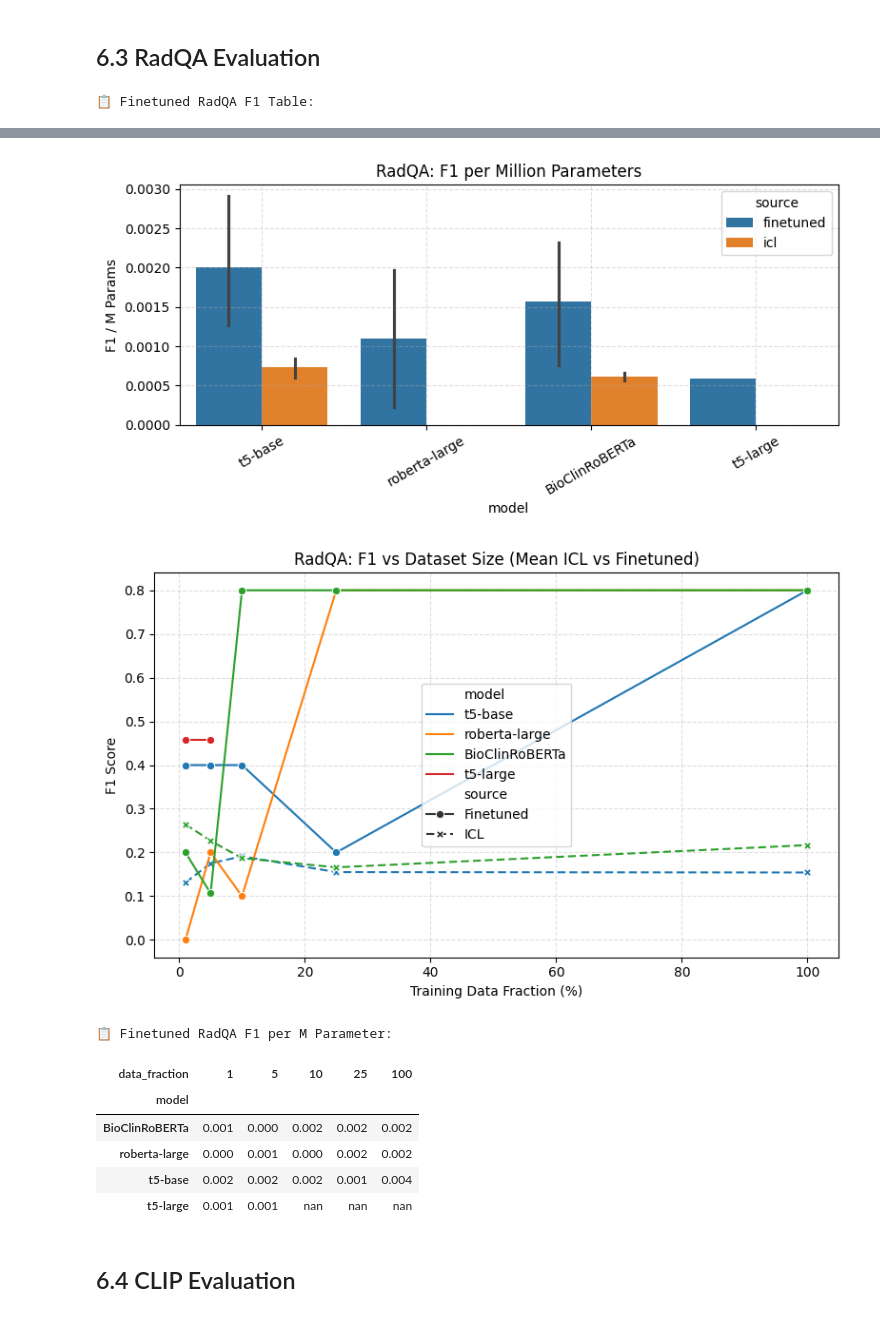
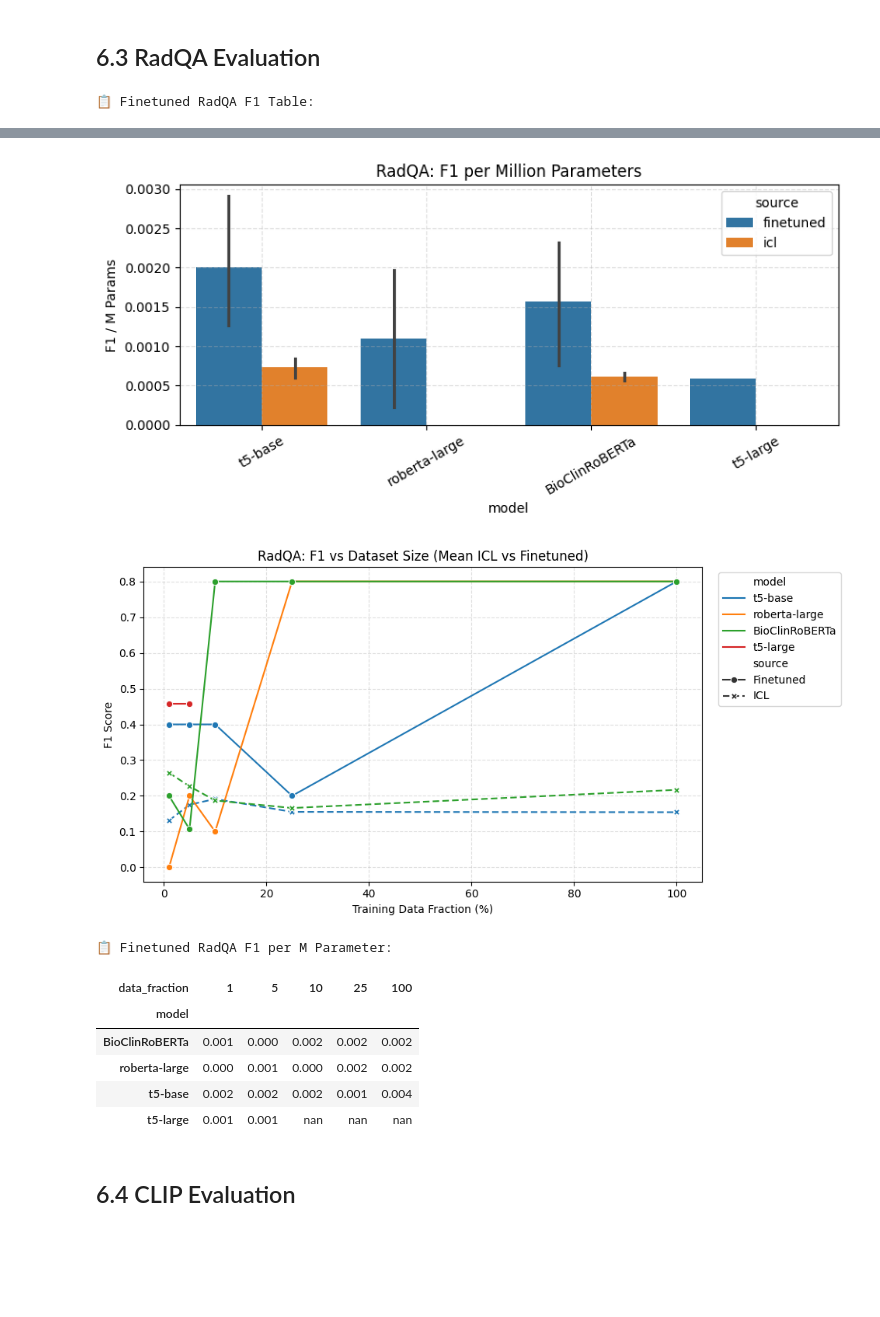
Before and after one commit to AbrahamArellano/UIUC-DL4H-Clinical-LLM-Evaluation, a Jupyter notebook: notebooks/dlh_project_phase_6.ipynb, the cells around one changed output, grey strips where cells are left out. Saved outputs shown, nothing was run; the diff lists cells and outputs as text; code cells hidden in the pictures; blank space fills up the shorter version.

```diff
--- a/notebooks/dlh_project_phase_6.ipynb
+++ b/notebooks/dlh_project_phase_6.ipynb
@@ -514,6 +517,9 @@ plt.xlabel("Training Data Fraction (%)")
 plt.ylabel("F1 Score")
 plt.grid(True, linestyle="--", alpha=0.4)
 plt.tight_layout()
+# Add legend in the right bottom
+plt.legend(bbox_to_anchor=(1.02, 1), loc="upper left")
+
 plt.savefig(RESULTS_DIR + "/radqa/radqa_f1_vs_fraction_mean_icl.png", dpi=300)
 plt.show()
 
@@ -534,6 +540,6 @@ display(df_finetuned_radqa.pivot_table(
 [figure]
 [figure]
-[figure, old version]
+[figure, new version]
 📋 Finetuned RadQA F1 per M Parameter:
 | data_fraction | 1 | 5 | 10 | 25 | 100 |
 | model |  |  |  |  |  |
```
Also changed, not shown: parts of 5 cells of this notebook.
